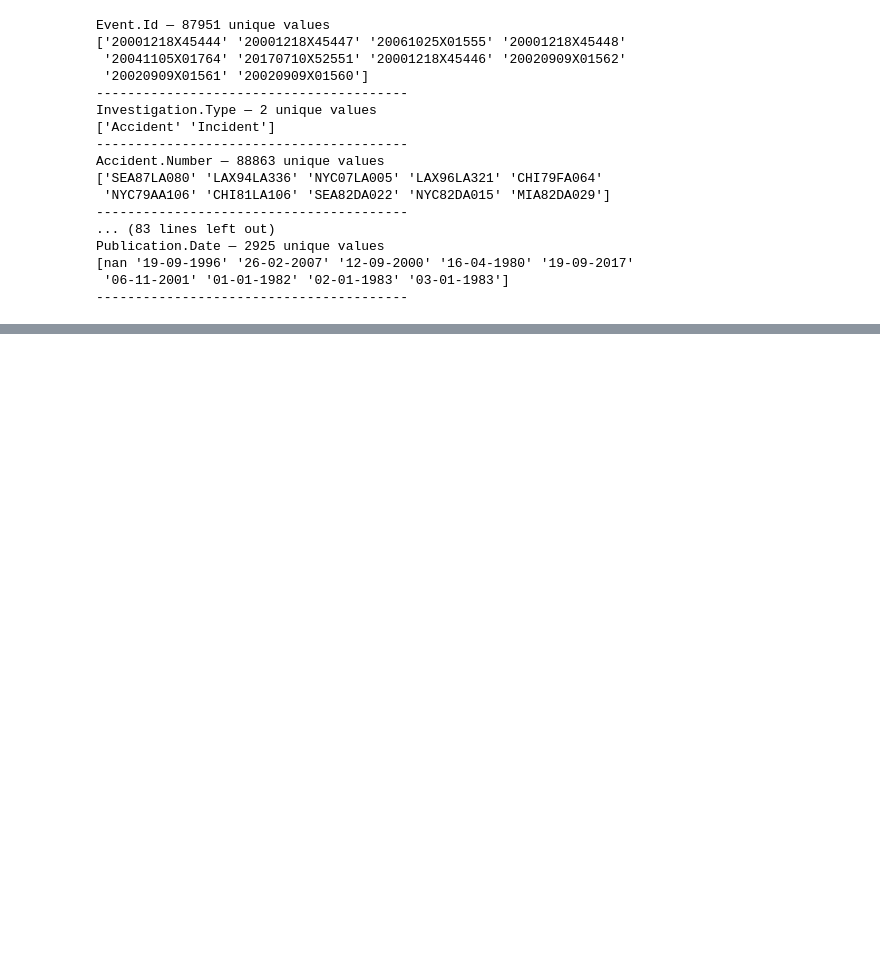
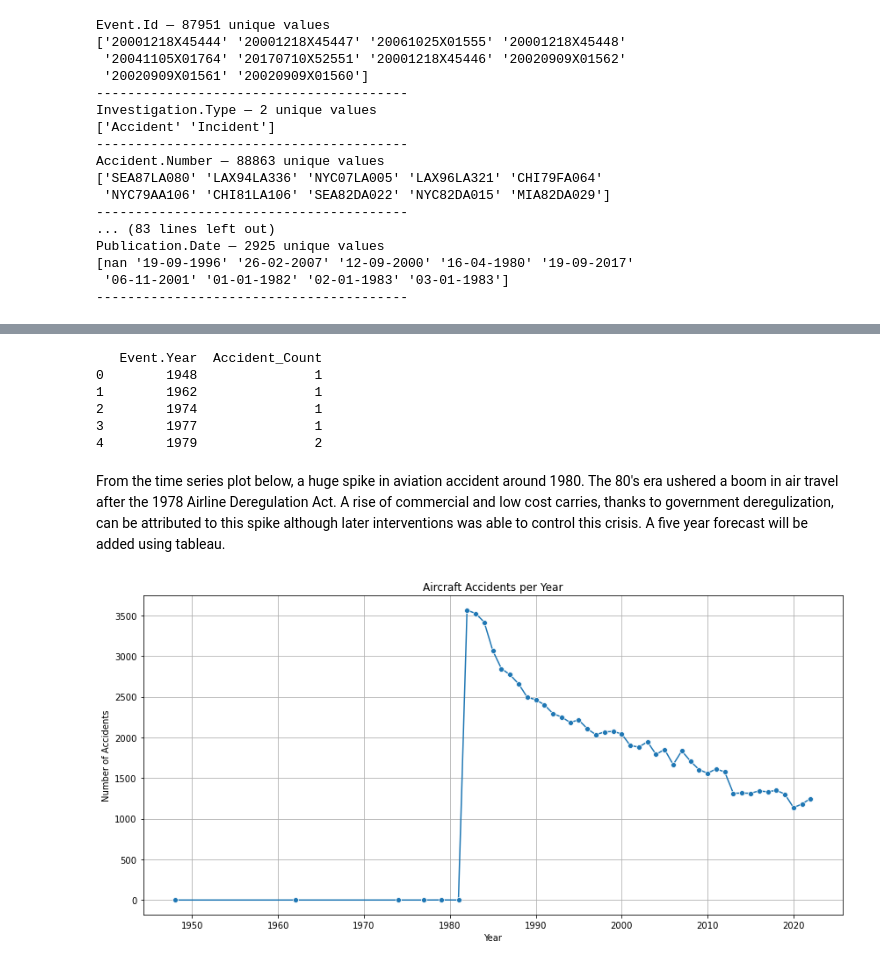
Before and after one commit to KelvinKinoti/project1, a Jupyter notebook: Project_1.ipynb, the cells around one changed output, grey strips where cells are left out. Saved outputs shown, nothing was run; the diff lists cells and outputs as text; code cells hidden in the pictures; blank space fills up the shorter version.

```diff
--- a/Project_1.ipynb
+++ b/Project_1.ipynb
@@ -266,0 +399,31 @@ ENGLEWOOD, CO      131
+# %%
+# Convert to datetime format
+dfUS['Event.Date'] = pd.to_datetime(dfUS['Event.Date'], errors='coerce')
+
+# Extract year into a new column
+dfUS['Event.Year'] = dfUS['Event.Date'].dt.year
+# Group by year and count events
+events_per_year = dfUS.groupby('Event.Year').size().reset_index(name='Accident_Count')
+
+# Preview
+print(events_per_year.head())
+# %% [output]
+   Event.Year  Accident_Count
+0        1948               1
+1        1962               1
+2        1974               1
+3        1977               1
+4        1979               2
+# %% [markdown]
+From the time series plot below, a huge spike in aviation accident around 1980. The 80's era ushered a boom in air travel after the 1978 Airline Deregulation Act. A rise of commercial and low cost carries, thanks to government deregulization, can be attributed to this spike although later interventions was able to control this crisis. A five year forecast will be added using tableau.
+# %%
+plt.figure(figsize=(12, 6))
+sns.lineplot(data=events_per_year, x='Event.Year', y='Accident_Count', marker='o')
+plt.title('Aircraft Accidents per Year')
+plt.xlabel('Year')
+plt.ylabel('Number of Accidents')
+plt.grid(True)
+plt.tight_layout()
+plt.show()
+# %% [output]
+[figure, added]
```
Also changed, not shown: parts of 56 cells of this notebook, 4 other files.
